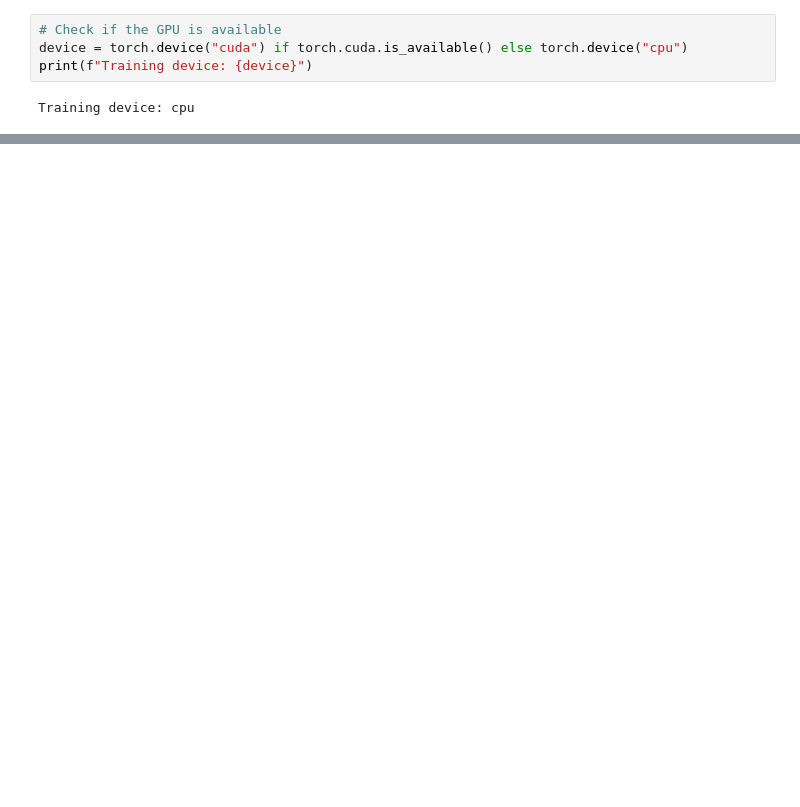
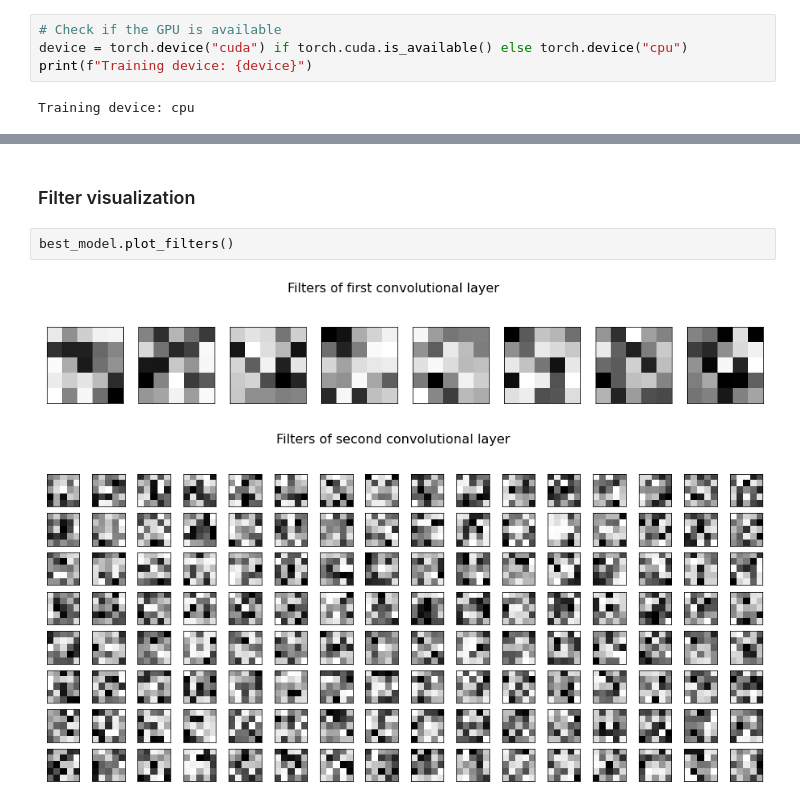
Before and after one commit to SaverioMonaco/NN-DeepLearning-Projects, a Jupyter notebook: 1. Supervised Deep Learning/Monaco-HW1-Classification.ipynb, the cells around one changed output, grey strips where cells are left out. Drawn from its saved outputs; the diff is of its cells as text; blank space fills up the shorter version.

```diff
--- a/1. Supervised Deep Learning/Monaco-HW1-Classification.ipynb
+++ b/1. Supervised Deep Learning/Monaco-HW1-Classification.ipynb
@@ -88,0 +521,7 @@ True Label: T-shirt/top
+# %% [markdown]
+### Filter visualization
+# %%
+best_model.plot_filters()
+# %% [output]
+[figure, added]
+[figure, added]
```
Also changed, not shown: parts of 17 cells of this notebook, 4 other files.
